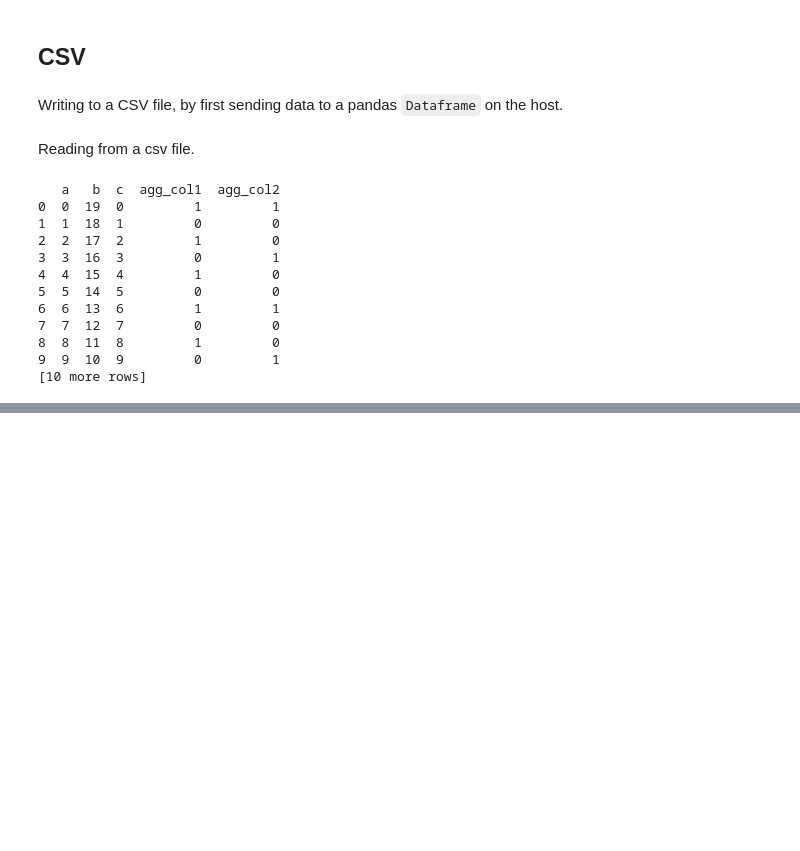
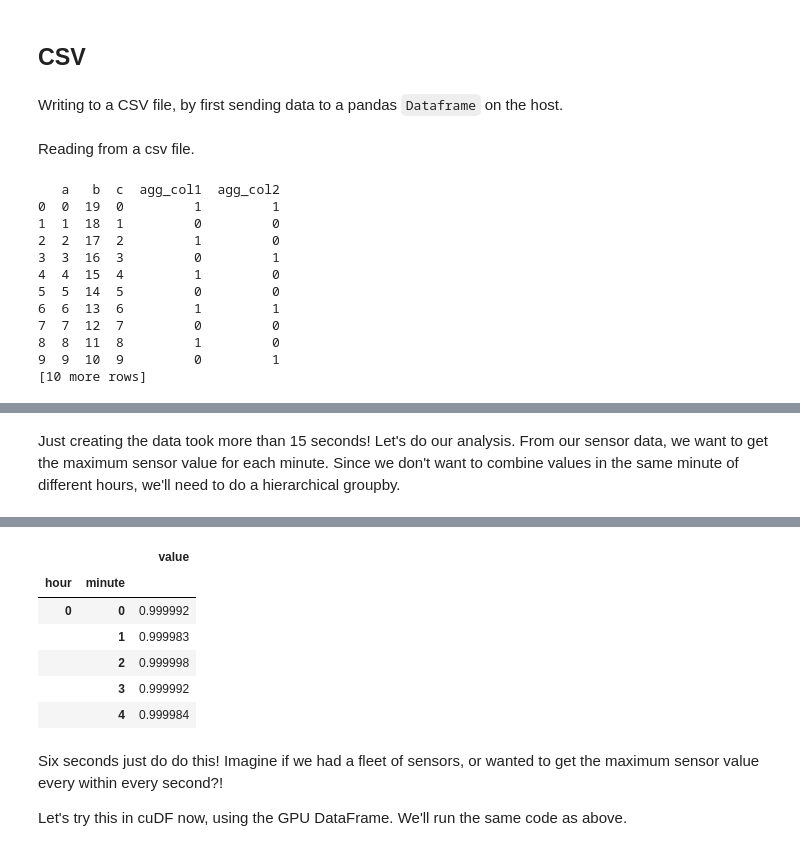
Before and after one commit to Quansight/scipy-2019-rapids-tutorial, a Jupyter notebook: cudf/Intro to cuDF.ipynb, the cells around one changed output, grey strips where cells are left out. Cells and saved outputs as stored; diff of their text form; code cells hidden in the pictures; blank space fills up the shorter version.

```diff
--- a/cudf/Intro to cuDF.ipynb
+++ b/cudf/Intro to cuDF.ipynb
@@ -677,0 +696,14 @@ cdf['a'].sum()
+# %%
+%%time
+
+date_df = pd.DataFrame()
+date_df['date'] = pd.date_range(start='2019-07-05', end='2019-07-06', freq='ms')
+date_df['value'] = np.random.sample(len(date_df))
+
+# date_df['day'] = date_df.date.dt.day
+date_df['hour'] = date_df.date.dt.hour
+date_df['minute'] = date_df.date.dt.minute
+# date_df['second'] = date_df.date.dt.second
+
+print(date_df.shape)
+date_df.head()
@@ -677,0 +714,6 @@ cdf['a'].sum()
+# %% [markdown]
+Just creating the data took more than 15 seconds! Let's do our analysis. From our sensor data, we want to get the maximum sensor value for each minute. Since we don't want to combine values in the same minute of different hours, we'll need to do a hierarchical groupby.
+# %%
+%time results = date_df.groupby(['hour', 'minute']).agg({'value':'max'})
+results.head()
+# %% [output]
@@ -677,0 +722,11 @@ cdf['a'].sum()
+|  |  | value |
+| hour | minute |  |
+| 0 | 0 | 0.999992 |
+|  | 1 | 0.999983 |
+|  | 2 | 0.999998 |
+|  | 3 | 0.999992 |
+|  | 4 | 0.999984 |
+# %% [markdown]
+Six seconds just do do this! Imagine if we had a fleet of sensors, or wanted to get the maximum sensor value every within every second?!
+
+Let's try this in cuDF now, using the GPU DataFrame. We'll run the same code as above.
```
Also changed, not shown: parts of 38 cells of this notebook.
